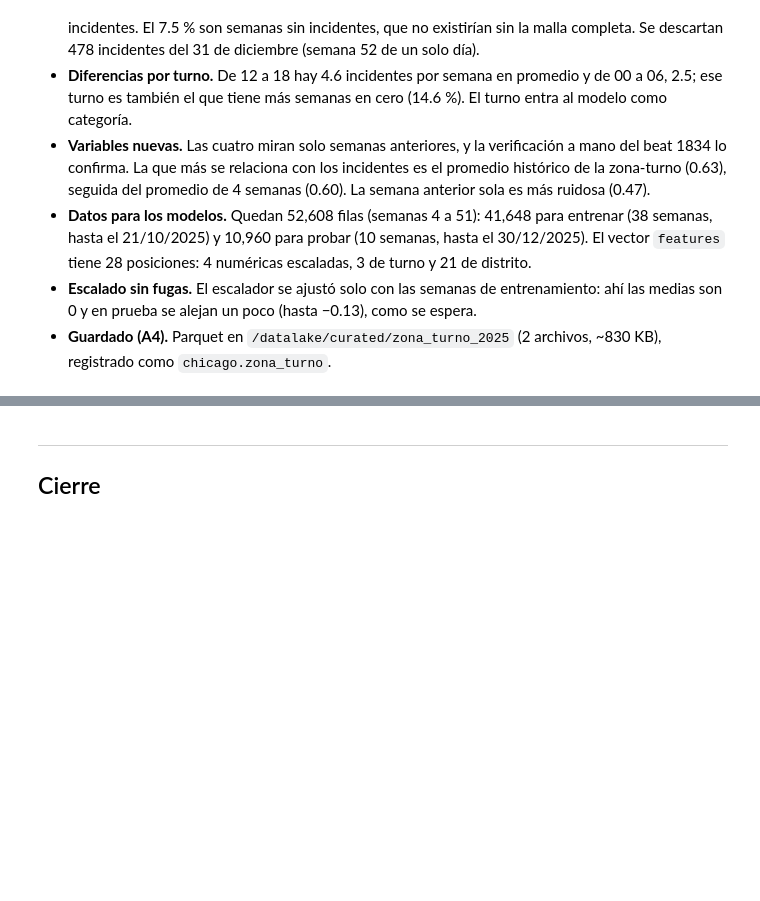
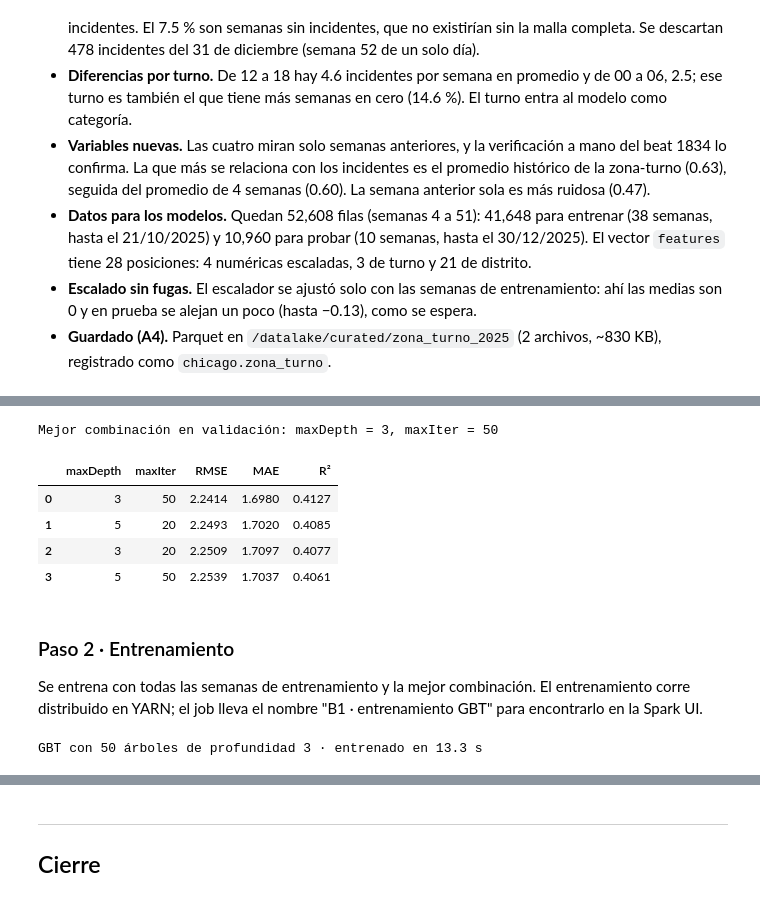
Before and after one commit to valentinodepaola/proyecto-integrador-big-data, a Jupyter notebook: notebooks/fase3_pipeline.ipynb, the cells around one changed output, grey strips where cells are left out. Saved outputs shown, nothing was run; the diff lists cells and outputs as text; code cells hidden in the pictures; blank space fills up the shorter version.

```diff
--- a/notebooks/fase3_pipeline.ipynb
+++ b/notebooks/fase3_pipeline.ipynb
@@ -901,0 +970,39 @@ root
+# %%
+SEMANA_VALIDACION = 34
+df_ajuste = df_entrenamiento.filter(F.col("semana") < SEMANA_VALIDACION)
+df_validacion = df_entrenamiento.filter(F.col("semana") >= SEMANA_VALIDACION)
+
+resultados_ajuste = []
+for profundidad in (3, 5):
+    for arboles in (20, 50):
+        gbt = GBTRegressor(featuresCol="features", labelCol="incidentes", maxDepth=profundidad, maxIter=arboles, seed=42)
+        prediccion = gbt.fit(df_ajuste).transform(df_validacion)
+        resultados_ajuste.append({"maxDepth": profundidad, "maxIter": arboles, **metricas(prediccion, "prediction")})
+
+tabla_ajuste = pd.DataFrame(resultados_ajuste).sort_values("RMSE").reset_index(drop=True)
+mejor_gbt = tabla_ajuste.iloc[0]
+print(f"Mejor combinación en validación: maxDepth = {mejor_gbt['maxDepth']:.0f}, maxIter = {mejor_gbt['maxIter']:.0f}")
+tabla_ajuste.round(4)
+# %% [output]
+Mejor combinación en validación: maxDepth = 3, maxIter = 50
+|  | maxDepth | maxIter | RMSE | MAE | R² |
+| 0 | 3 | 50 | 2.2414 | 1.6980 | 0.4127 |
+| 1 | 5 | 20 | 2.2493 | 1.7020 | 0.4085 |
+| 2 | 3 | 20 | 2.2509 | 1.7097 | 0.4077 |
+| 3 | 5 | 50 | 2.2539 | 1.7037 | 0.4061 |
+# %% [markdown]
+### Paso 2 · Entrenamiento
+
+Se entrena con todas las semanas de entrenamiento y la mejor combinación. El entrenamiento corre distribuido en YARN; el job lleva el nombre "B1 · entrenamiento GBT" para encontrarlo en la Spark UI.
+# %%
+spark.sparkContext.setJobDescription("B1 · entrenamiento GBT")
+inicio = time.time()
+modelo_gbt = GBTRegressor(featuresCol="features", labelCol="incidentes",
+                          maxDepth=int(mejor_gbt["maxDepth"]), maxIter=int(mejor_gbt["maxIter"]), seed=42).fit(df_entrenamiento)
+segundos_gbt = time.time() - inicio
+spark.sparkContext.setJobDescription(None)
+
+pred_gbt = modelo_gbt.transform(df_prueba).cache()
+print(f"GBT con {modelo_gbt.getNumTrees} árboles de profundidad {modelo_gbt.getMaxDepth()} · entrenado en {segundos_gbt:.1f} s")
+# %% [output]
+GBT con 50 árboles de profundidad 3 · entrenado en 13.3 s
```
Also changed, not shown: parts of 20 cells of this notebook, 1 other file.
